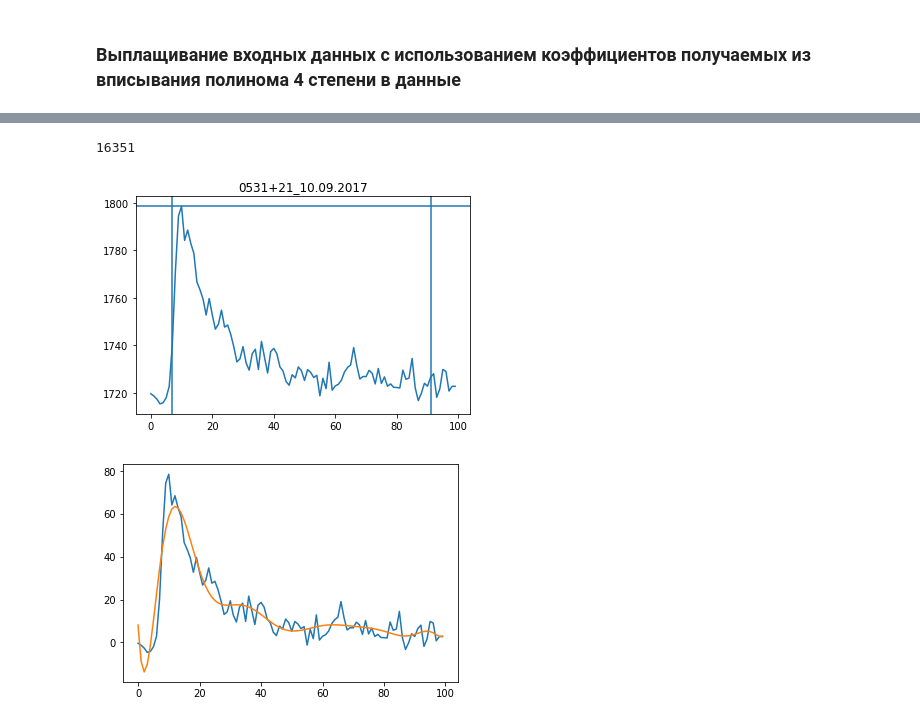
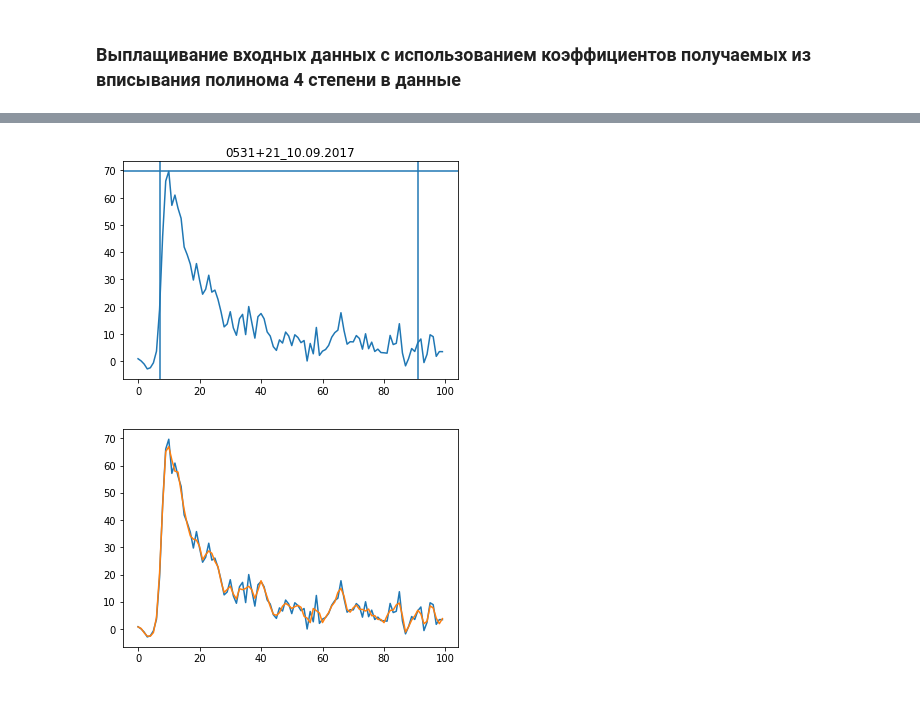
Before and after one commit to KazAndr/SWTraject, a Jupyter notebook: watch_one_file.ipynb, the cells around one changed output, grey strips where cells are left out. Drawn from its saved outputs; the diff is of its cells as text; code cells hidden in the pictures.

```diff
--- a/watch_one_file.ipynb
+++ b/watch_one_file.ipynb
@@ -148,4 +77,0 @@ plt.show()
-# %%
-res_filter = signal.medfilt(obser, kernel_size=29)
-plt.plot(res_filter)
-plt.show()
@@ -191,9 +77,0 @@ plt.show()
-# %%
-# Учитываем диаграмму направленности
-cor_d = []
-for data_point, coeff in zip(obser, diag):
-    cor_d.append(data_point/coeff)
-cor_d = np.asarray(cor_d)
-plt.close()
-plt.plot(cor_d)
-plt.show()
@@ -277,5 +92,0 @@ len(obser) == len(y_val)
-# %%
-cor_d = []
-for data_point, coeff in zip(obser, y_val):
-    cor_d.append(data_point/coeff)
-cor_d = np.asarray(cor_d)
@@ -369,31 +148,26 @@ giant_pulses = [i for i in giant_pulses if len(i)>0]
-# %%
-len(giant_pulses)
-# %% [output]
-16351
 # %%
-x_max = np.argmax(flat_obser_calib)
+x_max = np.argmax(new_data)
 # %%
-pulse = flat_obser_calib[x_max - 10: x_max + 90]
+pulse = new_data[x_max - 10: x_max + 90]
 plt.close()
 plt.title(name + '_' + data)
 plt.plot(pulse)
 
 plt.axhline(np.max(pulse))
 #plt.axhline(0.5*np.max(pulse))
 #plt.axhline(0.1*np.max(pulse))
 
 plt.axvline(7)
 plt.axvline(91)
 
 plt.show()
 # %% [output]
-[figure, old version]
+[figure, new version]
 # %%
-fittedParameters = np.polyfit(range(len(pulse)), pulse - 1720, 13)
-pulse_model = np.polyval(fittedParameters, range(len(pulse)))
+a = signal.savgol_filter(pulse, 5, 3)
 plt.close()
-plt.plot(pulse - 1720)
-plt.plot(pulse_model)
+plt.plot(pulse)
+plt.plot(a)
 plt.show()
 # %% [output]
-[figure, old version]
+[figure, new version]
```
Also changed, not shown: parts of 51 cells of this notebook.
